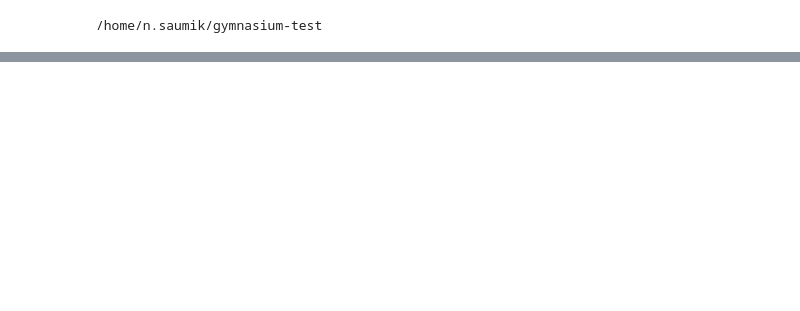
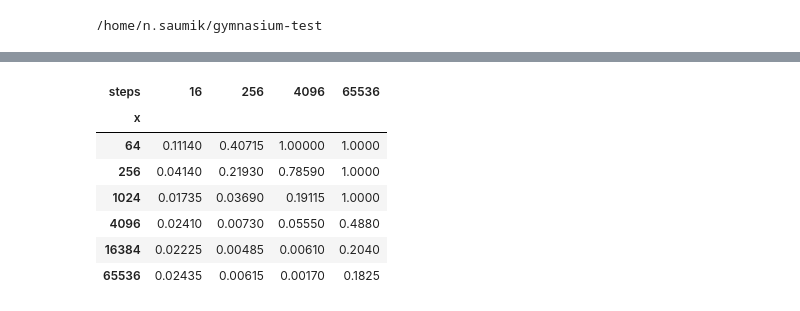
Before and after one commit to saumikn/gymnasium-test, a Jupyter notebook: tree-test.ipynb, the cells around one changed output, grey strips where cells are left out. Cells and saved outputs as stored; diff of their text form; code cells hidden in the pictures; blank space fills up the shorter version.

```diff
--- a/tree-test.ipynb
+++ b/tree-test.ipynb
@@ -101,0 +66,15 @@ Wall time: 48.5 s
+# %%
+results = {}
+# %%
+%%time
+for data_size in [2**6, 2**8, 2**10, 2**12, 2**14, 2**16]:
+    for nodes, layers in [(16,1), (32,2), (64,3), (128,4)]:
+        for steps in [2**4, 2**8, 2**12]:
+            pcts = get_diff(data_size, steps, nodes, layers, seeds=20, verbose=False)
+            results[data_size, steps, nodes, layers] = pcts.mean(axis=0)
+        for steps in [2**16]:
+            pcts = get_diff(data_size, steps, nodes, layers, seeds=2, verbose=True)
+            results[data_size, steps, nodes, layers] = pcts.mean(axis=0)
+        print("*"*50)
+    print("$"*50)
+    print("*"*50)
@@ -101,0 +125,6 @@ Wall time: 48.5 s
+# %%
+df = []
+for k,v in results.items():
+    # print(f"{k[0]};{k[1]};{k[2]};{k[3]};{';'.join(v.round(3).astype(str))}")
+    df.append(list(k) + list(v))
+df = pd.DataFrame(df, columns=["x", "steps", "nodes", "layers"] + threshes)
@@ -101,0 +220,11 @@ Wall time: 48.5 s
+# %%
+df[df.nodes == 64].pivot(index='x', columns='steps', values=0.2)
+# %% [output]
+| steps | 16 | 256 | 4096 | 65536 |
+| x |  |  |  |  |
+| 64 | 0.11140 | 0.40715 | 1.00000 | 1.0000 |
+| 256 | 0.04140 | 0.21930 | 0.78590 | 1.0000 |
+| 1024 | 0.01735 | 0.03690 | 0.19115 | 1.0000 |
+| 4096 | 0.02410 | 0.00730 | 0.05550 | 0.4880 |
+| 16384 | 0.02225 | 0.00485 | 0.00610 | 0.2040 |
+| 65536 | 0.02435 | 0.00615 | 0.00170 | 0.1825 |
```
Also changed, not shown: parts of 19 cells of this notebook, 2 other files.
